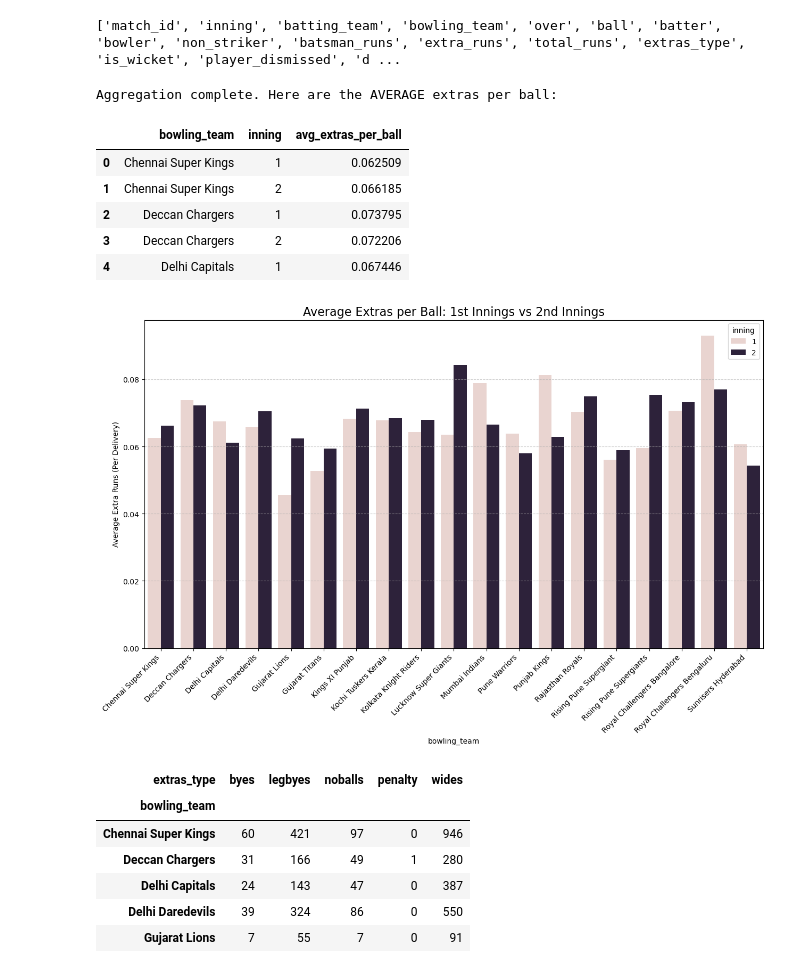
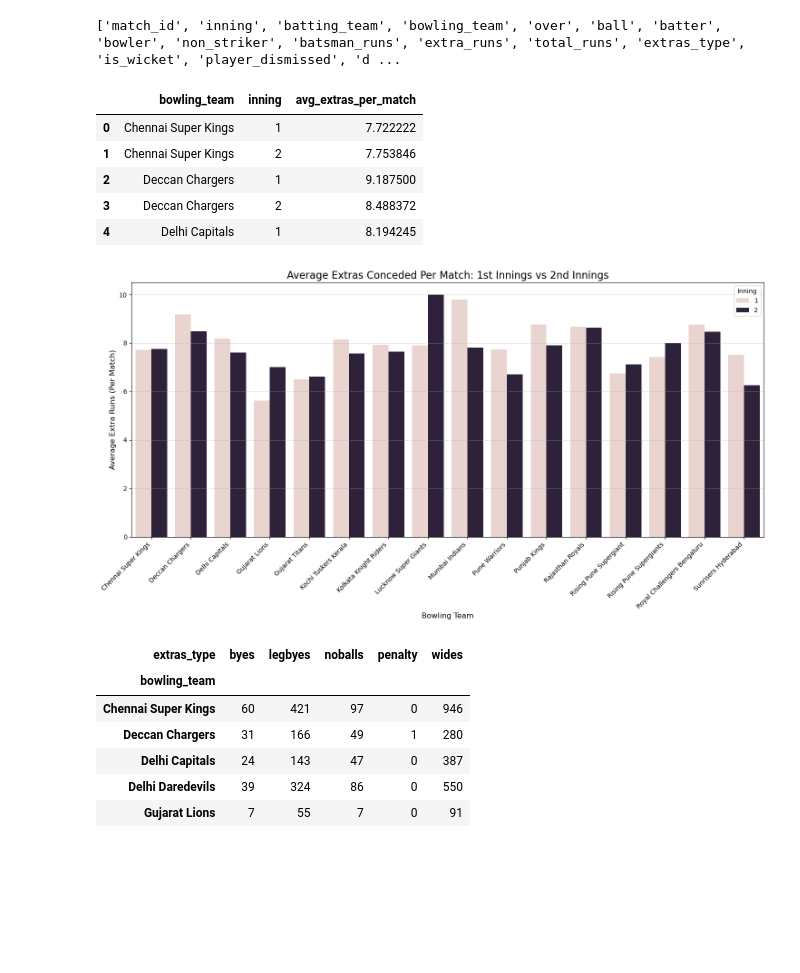
Before and after one commit to iiitl/EDA-IPL, a Jupyter notebook: notebooks/E7.ipynb, the cells around one changed output. Saved outputs shown, nothing was run; the diff lists cells and outputs as text; code cells hidden in the pictures; blank space fills up the shorter version.

Commit message:
refactor: rename to E7, normalize teams, and update to per-match metrics

```diff
--- a/notebooks/E7.ipynb
+++ b/notebooks/E7.ipynb
@@ -6,6 +6,13 @@ import seaborn as sns
 
 
 df = pd.read_csv('../data/deliveries.csv')
+team_name_map = {
+    'Delhi Daredevils': 'Delhi Capitals',
+    'Royal Challengers Bangalore': 'Royal Challengers Bengaluru',
+    'Kings XI Punjab': 'Punjab Kings'
+}
+
+df['bowling_team'] = df['bowling_team'].replace(team_name_map)
 print("Data loaded successfully!")
 df.head()
 # %% [output]
@@ -25,38 +32,41 @@ print(df.columns.tolist())
 # %% [output]
 ['match_id', 'inning', 'batting_team', 'bowling_team', 'over', 'ball', 'batter', 'bowler', 'non_striker', 'batsman_runs', 'extra_runs', 'total_runs', 'extras_type', 'is_wicket', 'player_dismissed', 'd ...
 # %%
-team_extras = df.groupby(['bowling_team', 'inning'])['extra_runs'].mean().reset_index()
+match_extras = df.groupby(['match_id', 'bowling_team', 'inning'])['extra_runs'].sum().reset_index()
 
-team_extras.rename(columns={'extra_runs': 'avg_extras_per_ball'}, inplace=True)
+team_extras = match_extras.groupby(['bowling_team', 'inning'])['extra_runs'].mean().reset_index()
 
-print("Aggregation complete. Here are the AVERAGE extras per ball:")
+team_extras.rename(columns={'extra_runs': 'avg_extras_per_match'}, inplace=True)
+
 display(team_extras.head())
 # %% [output]
-Aggregation complete. Here are the AVERAGE extras per ball:
-|  | bowling_team | inning | avg_extras_per_ball |
-| 0 | Chennai Super Kings | 1 | 0.062509 |
-| 1 | Chennai Super Kings | 2 | 0.066185 |
-| 2 | Deccan Chargers | 1 | 0.073795 |
-| 3 | Deccan Chargers | 2 | 0.072206 |
-| 4 | Delhi Capitals | 1 | 0.067446 |
+|  | bowling_team | inning | avg_extras_per_match |
+| 0 | Chennai Super Kings | 1 | 7.722222 |
+| 1 | Chennai Super Kings | 2 | 7.753846 |
+| 2 | Deccan Chargers | 1 | 9.187500 |
+| 3 | Deccan Chargers | 2 | 8.488372 |
+| 4 | Delhi Capitals | 1 | 8.194245 |
 # %%
+import matplotlib.pyplot as plt
 import seaborn as sns
-import matplotlib.pyplot as plt
 
 plt.figure(figsize=(15, 8))
 
-# Update y to match your new column name
-sns.barplot(data=team_extras, x='bowling_team', y='avg_extras_per_ball', hue='inning')
+sns.barplot(data=team_extras, x='bowling_team', y='avg_extras_per_match', hue='inning')
 
-# Update titles to be accurate
-plt.title('Average Extras per Ball: 1st Innings vs 2nd Innings', fontsize=16)
-plt.ylabel('Average Extra Runs (Per Delivery)')
+plt.title('Average Extras Conceded Per Match: 1st Innings vs 2nd Innings', fontsize=16)
+plt.xlabel('Bowling Team', fontsize=12)
+plt.ylabel('Average Extra Runs (Per Match)', fontsize=12)
+
 
 plt.xticks(rotation=45, ha='right')
+plt.legend(title='Inning')
 plt.grid(axis='y', linestyle='--', alpha=0.6)
+plt.tight_layout()
+
 plt.show()
 # %% [output]
-[figure, old version]
+[figure, new version]
 # %%
 type_breakdown = df[df['extra_runs'] > 0].groupby(['bowling_team', 'extras_type']).size().unstack(fill_value=0)
 type_breakdown.head()
```
Also changed, not shown: parts of 1 cell of this notebook.
